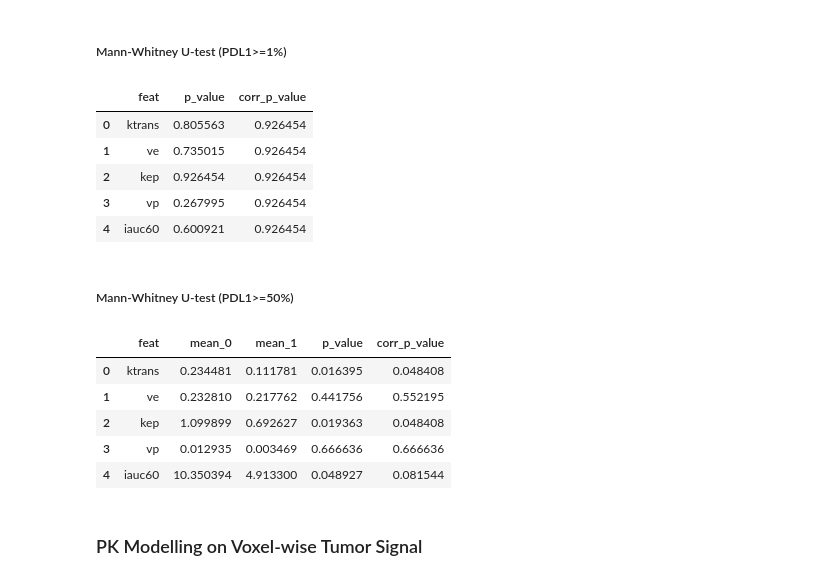
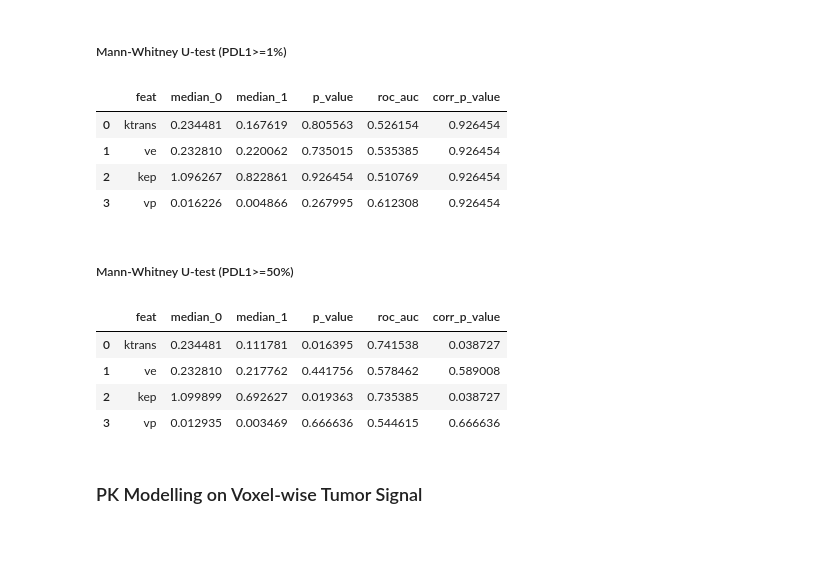
Before and after one commit to sithin-unipv/lungmr_pk, a Jupyter notebook: pk_modelling.ipynb, the cells around one changed output. Cells and saved outputs as stored; diff of their text form; code cells hidden in the pictures; blank space fills up the shorter version.

```diff
--- a/pk_modelling.ipynb
+++ b/pk_modelling.ipynb
@@ -50,7 +50,7 @@ sample_ids = stat_df.ref_id.to_list()
 # %%
 verbose = False
 
-pk_df = {"sample_id":[], "r2":[], "t0":[], "ktrans":[], "kep":[], "ve":[], "vp":[], "iauc30":[], "iauc30_bn":[], "iauc60":[], "iauc60_bn":[], "iauc90":[], "iauc90_bn":[], "pdl1>=1%":[], "pdl1>=50%":[]}
+pk_df = {"sample_id":[], "r2":[], "t0":[], "ktrans":[], "kep":[], "ve":[], "vp":[], "pdl1>=1%":[], "pdl1>=50%":[]}
 
 for sample_id in tqdm(sample_ids, position=0):
 
@@ -117,10 +117,6 @@ for sample_id in tqdm(sample_ids, position=0):
     pk_df["ve"].append(ve)
     pk_df["vp"].append(vp)
 
-    for x in [30,60,90]:
-        pk_df[f"iauc{x}"].append(iaucx_dict[x])
-        pk_df[f"iauc{x}_bn"].append(iaucx_bn_dict[x])
-
     pk_df["pdl1>=1%"].append(int(row_dict["pdl1>=1%"]))
     pk_df["pdl1>=50%"].append(int(row_dict["pdl1>=50%"]))
 
@@ -135,21 +131,27 @@ pk_df = pd.DataFrame(pk_df)
 # %% [markdown]
 ##### Mann-Whitney U-test (PDL1>=1%)
 # %%
-pvalue_df = {"feat":[], "p_value":[]}
+pvalue_df = {"feat":[], "median_0":[], "median_1":[], "p_value":[], "roc_auc":[]}
 
 label_column = "pdl1>=1%"
 
-for feat in [ "ktrans", "ve", "kep", "vp",  "iauc60"]:
+for feat in [ "ktrans", "ve", "kep", "vp"]:
 
     x1 = pk_df[(pk_df[label_column]==0)][feat].to_list()
     x2 = pk_df[(pk_df[label_column]==1)][feat].to_list()
 
+    pvalue_df["median_0"].append(np.median(x1))
+    pvalue_df["median_1"].append(np.median(x2))
+
     u, p_value = stats.mannwhitneyu(x1, x2)
 
-    roc_auc = u/(len(x1)*len(x2))
+    # roc_auc = u/(len(x1)*len(x2))
+
+    roc_auc = 1-roc_auc_score(pk_df[label_column], pk_df[feat])
 
     pvalue_df["feat"].append(feat)
     pvalue_df["p_value"].append(p_value)
+    pvalue_df["roc_auc"].append(roc_auc)
 
 
     # print(bat_method, aif_fn, feat, p_value, roc_auc)
@@ -158,46 +160,47 @@ pvalue_df = pd.DataFrame(pvalue_df)
 _, pvalue_df["corr_p_value"], _, _ = multipletests(pvalue_df.p_value, method="fdr_bh")
 display(pvalue_df)
 # %% [output]
-|  | feat | p_value | corr_p_value |
-| 0 | ktrans | 0.805563 | 0.926454 |
-| 1 | ve | 0.735015 | 0.926454 |
-| 2 | kep | 0.926454 | 0.926454 |
-| 3 | vp | 0.267995 | 0.926454 |
-| 4 | iauc60 | 0.600921 | 0.926454 |
+|  | feat | median_0 | median_1 | p_value | roc_auc | corr_p_value |
+| 0 | ktrans | 0.234481 | 0.167619 | 0.805563 | 0.526154 | 0.926454 |
+| 1 | ve | 0.232810 | 0.220062 | 0.735015 | 0.535385 | 0.926454 |
+| 2 | kep | 1.096267 | 0.822861 | 0.926454 | 0.510769 | 0.926454 |
+| 3 | vp | 0.016226 | 0.004866 | 0.267995 | 0.612308 | 0.926454 |
 # %% [markdown]
 ##### Mann-Whitney U-test (PDL1>=50%)
 # %%
-pvalue_df = {"feat":[], "mean_0":[], "mean_1":[], "p_value":[]}
+pvalue_df = {"feat":[], "median_0":[], "median_1":[], "p_value":[], "roc_auc":[]}
 
 label_column = "pdl1>=50%"
 
-for feat in ["ktrans", "ve", "kep", "vp", "iauc60"]:
+for feat in ["ktrans", "ve", "kep", "vp"]:
 
     x1 = pk_df[(pk_df[label_column]==0)][feat].to_list()
     x2 = pk_df[(pk_df[label_column]==1)][feat].to_list()
 
-    pvalue_df["mean_0"].append(np.median(x1))
-    pvalue_df["mean_1"].append(np.median(x2))
+    pvalue_df["median_0"].append(np.median(x1))
+    pvalue_df["median_1"].append(np.median(x2))
 
     u, p_value = stats.mannwhitneyu(x1, x2)
 
     roc_auc = u/(len(x1)*len(x2))
 
+    roc_auc = 1-roc_auc_score(pk_df[label_column], pk_df[feat])
+
     pvalue_df["feat"].append(feat)
     pvalue_df["p_value"].append(p_value)
+    pvalue_df["roc_auc"].append(roc_auc)
 
     # print(bat_method, aif_fn, feat, p_value, roc_auc)
 
 pvalue_df = pd.DataFrame(pvalue_df)
 _, pvalue_df["corr_p_value"], _, _ = multipletests(pvalue_df.p_value, method="fdr_bh")
 display(pvalue_df)
 # %% [output]
-|  | feat | mean_0 | mean_1 | p_value | corr_p_value |
-| 0 | ktrans | 0.234481 | 0.111781 | 0.016395 | 0.048408 |
-| 1 | ve | 0.232810 | 0.217762 | 0.441756 | 0.552195 |
-| 2 | kep | 1.099899 | 0.692627 | 0.019363 | 0.048408 |
-| 3 | vp | 0.012935 | 0.003469 | 0.666636 | 0.666636 |
-| 4 | iauc60 | 10.350394 | 4.913300 | 0.048927 | 0.081544 |
+|  | feat | median_0 | median_1 | p_value | roc_auc | corr_p_value |
+| 0 | ktrans | 0.234481 | 0.111781 | 0.016395 | 0.741538 | 0.038727 |
+| 1 | ve | 0.232810 | 0.217762 | 0.441756 | 0.578462 | 0.589008 |
+| 2 | kep | 1.099899 | 0.692627 | 0.019363 | 0.735385 | 0.038727 |
+| 3 | vp | 0.012935 | 0.003469 | 0.666636 | 0.544615 | 0.666636 |
 # %% [markdown]
 ### PK Modelling on Voxel-wise Tumor Signal
 # %%
```
Also changed, not shown: parts of 6 cells of this notebook, 3 other files.
